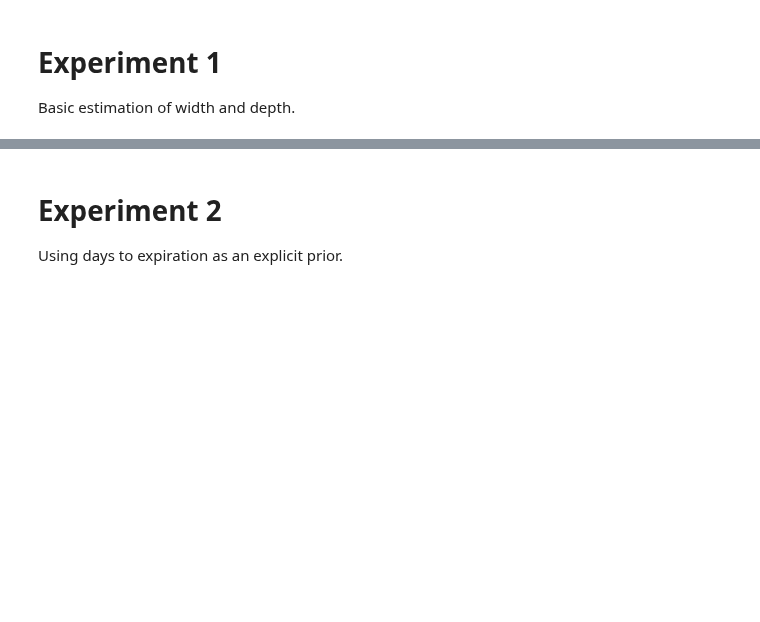
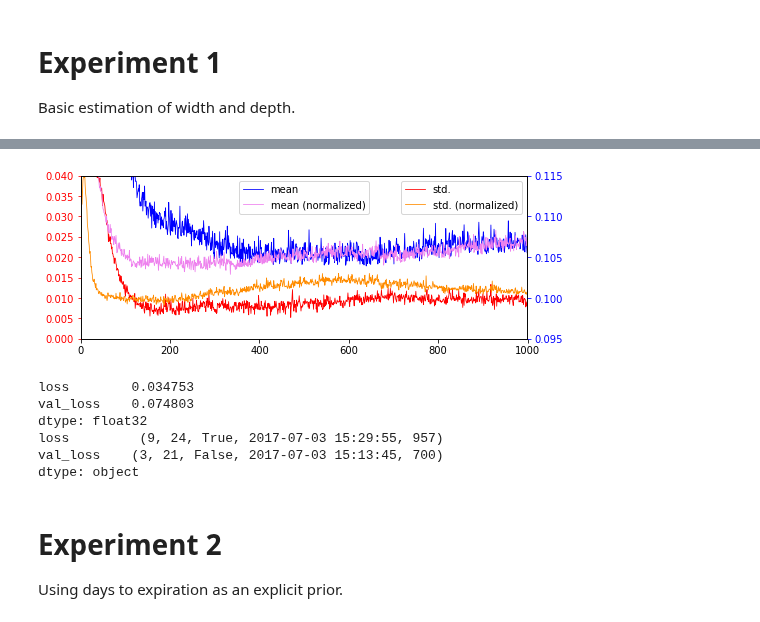
Before and after one commit to leyhline/vix-term-structure, a Jupyter notebook: comparison1-4.ipynb, the cells around one changed output, grey strips where cells are left out. Saved outputs shown, nothing was run; the diff lists cells and outputs as text; code cells hidden in the pictures; blank space fills up the shorter version.

```diff
--- a/comparison1-4.ipynb
+++ b/comparison1-4.ipynb
@@ -53,3 +73,32 @@ plt.show()
+# %%
+d1w21_basic = experiment1["val_loss"].loc[1, 24, False]
+d1w21_normal = experiment1["val_loss"].loc[1, 24, True]
+plt.figure(figsize=(8,3))
+ax2 = d1w21_basic.groupby("epoch").std().plot(color="red", linewidth=0.8)
+d1w21_normal.groupby("epoch").std().plot(color="darkorange", linewidth=0.8)
+ax2.tick_params(axis="y", colors="red")
+plt.legend(("std.", "std. (normalized)"), title="")
+plt.ylim(0, 0.04)
+ax1 = d1w21_basic.groupby("epoch").mean().plot(secondary_y=True, color="blue", linewidth=0.8)
+d1w21_normal.groupby("epoch").mean().plot(secondary_y=True, color="violet", linewidth=0.8)
+ax1.tick_params(axis="y", colors="blue")
+ax1.set_xlabel("")
+ax2.set_xlabel("")
+plt.legend(("mean", "mean (normalized)"), loc="upper center", title="")
+plt.ylim(0.095,0.115)
+plt.savefig("approach1-ex1-progression.pdf", format="pdf", bbox_inches="tight", dpi=300)
+plt.show()
+# %% [output]
+[figure, added]
+# %%
+print(experiment1.min(), experiment1.idxmin(), sep="\n")
+# %% [output]
+loss        0.034753
+val_loss    0.074803
+dtype: float32
+loss         (9, 24, True, 2017-07-03 15:29:55, 957)
+val_loss    (3, 21, False, 2017-07-03 15:13:45, 700)
+dtype: object
 # %% [markdown]
 # Experiment 2
 
```
Also changed, not shown: parts of 21 cells of this notebook, 4 other files.
